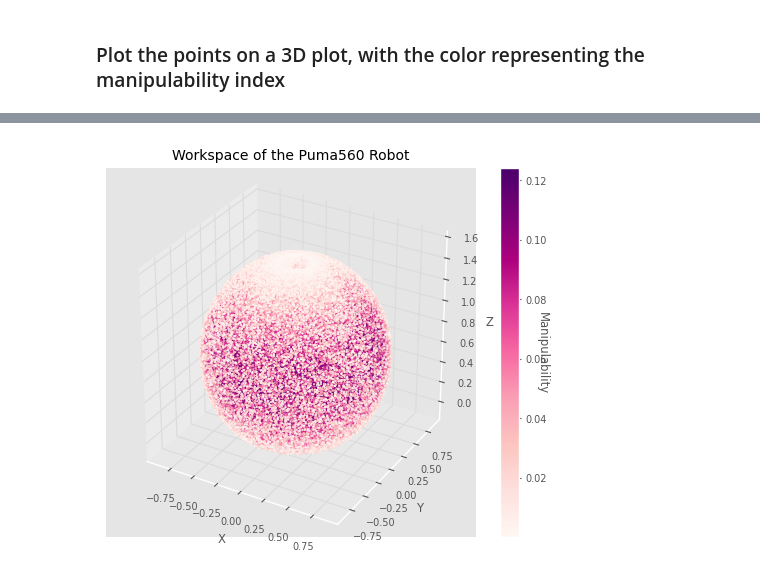
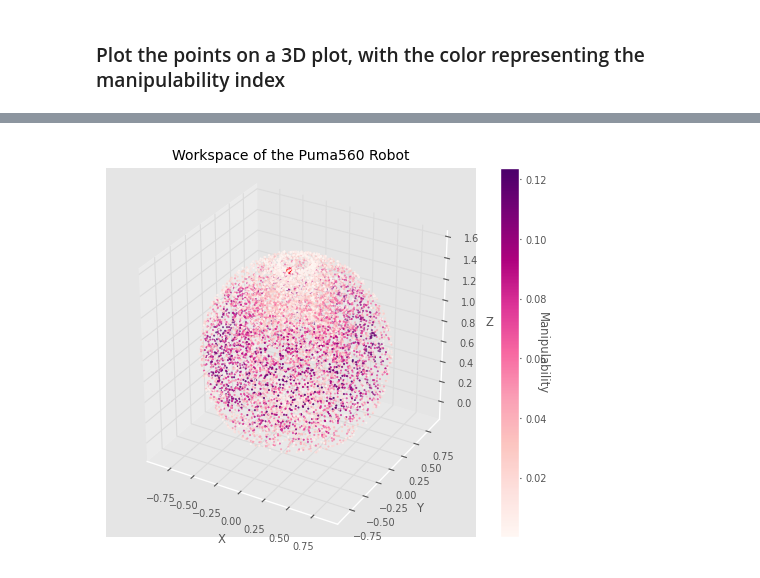
Before and after one commit to mtalirfan/ME-489-MATLAB-Manipulator, a Jupyter notebook: Puma560.ipynb, the cells around one changed output, grey strips where cells are left out. Drawn from its saved outputs; the diff is of its cells as text; code cells hidden in the pictures.

```diff
--- a/Puma560.ipynb
+++ b/Puma560.ipynb
@@ -387,8 +426 @@ for i in range(n_solutions):
 <Figure size 640x480 with 0 Axes>
-# %%
-qt = rtb.tools.trajectory.jtraj(puma560.qr, q_rand, 50)
-puma560.plot(qt.q, backend="pyplot", movie=f'Media/Puma560 FK.gif')
-
-for i in range(n_solutions):
-    qt = rtb.tools.trajectory.jtraj(puma560.qr, puma560_ik[i].q, 50)
-    puma560.plot(qt.q, backend="pyplot", movie=f'Media/Puma560 IK{i+1}.gif')
@@ -440,0 +465,7 @@ print(list_of_points)
+# %%
+n_points_sample = 10000
+
+list_q_point_sample = list_q_point[:n_points_sample]
+list_of_points_sample = list_of_points[:n_points_sample]
+
+print(list_of_points_sample)
@@ -461,11 +500,12 @@ def manipulability(robot, q, axes):
 
     return m
 # %%
-list_manipulability = []
+def manipulability_list(robot, list_q, axes, n_points):
 
-for i in range(n_points):
-    m = manipulability(puma560, list_q_point[i], axes)
-    list_manipulability.append(m)
+    list_m = []
 
-list_manipulability = array(list_manipulability)
-print(list_manipulability)
+    for i in range(n_points):
+        m = manipulability(robot, list_q[i], axes)
+        list_m.append(m)
+
+    return array(list_m)
@@ -473,0 +512,7 @@ print(list_manipulability)
+# %%
+m_list = manipulability_list(puma560, list_q_point, axes, n_points)
+
+m_list_sample = manipulability_list(puma560, list_q_point_sample, axes, n_points_sample)
+
+print(m_list)
+print(m_list_sample)
@@ -476,36 +556,36 @@ print(list_manipulability)
 # %%
 fig = plt.figure()
 ax = fig.add_subplot(111, projection='3d')
 
 base_point = puma560.fkine(puma560.qr).t # translation vector of the end effector at the ready pose
 
-x = list_of_points[:,0]
-y = list_of_points[:,1]
-z = list_of_points[:,2]
-c = list_manipulability
+x = list_of_points_sample[:,0]
+y = list_of_points_sample[:,1]
+z = list_of_points_sample[:,2]
+c = m_list_sample
 cmap = plt.cm.RdPu
 s = 1
 
 base = ax.scatter([base_point[0]], [base_point[1]], [base_point[2]], c='red')
 scatter = ax.scatter(x, y, z, c=c, cmap=cmap, s=s)
 
 # set zorders here
 base.set_zorder(2)
 scatter.set_zorder(1)
 
 ax.set_xlabel('X')
 ax.set_ylabel('Y')
 ax.set_zlabel('Z')
 
 ax.set_box_aspect([1,1,1])
 
 cbar = fig.colorbar(scatter, ax=ax)
 cbar.set_label('Manipulability', rotation=270)
 
 plt.title('Workspace of the Puma560 Robot')
 
-plt.savefig('Media/Puma560 Workspace.png')
+plt.savefig('Media/Puma560 Workspace Sample.png')
 
 plt.show()
 # %% [output]
-[figure, old version]
+[figure, new version]
```
Also changed, not shown: parts of 25 cells of this notebook, 51 other files.
